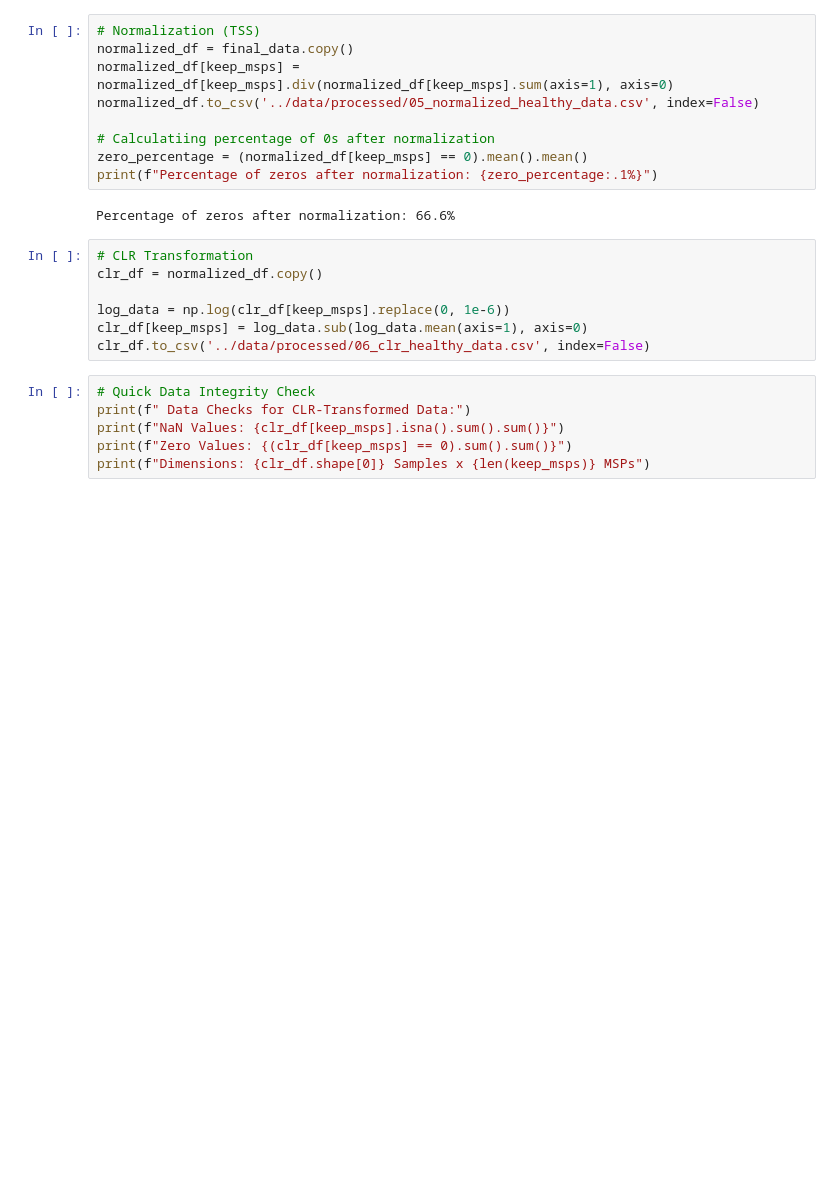
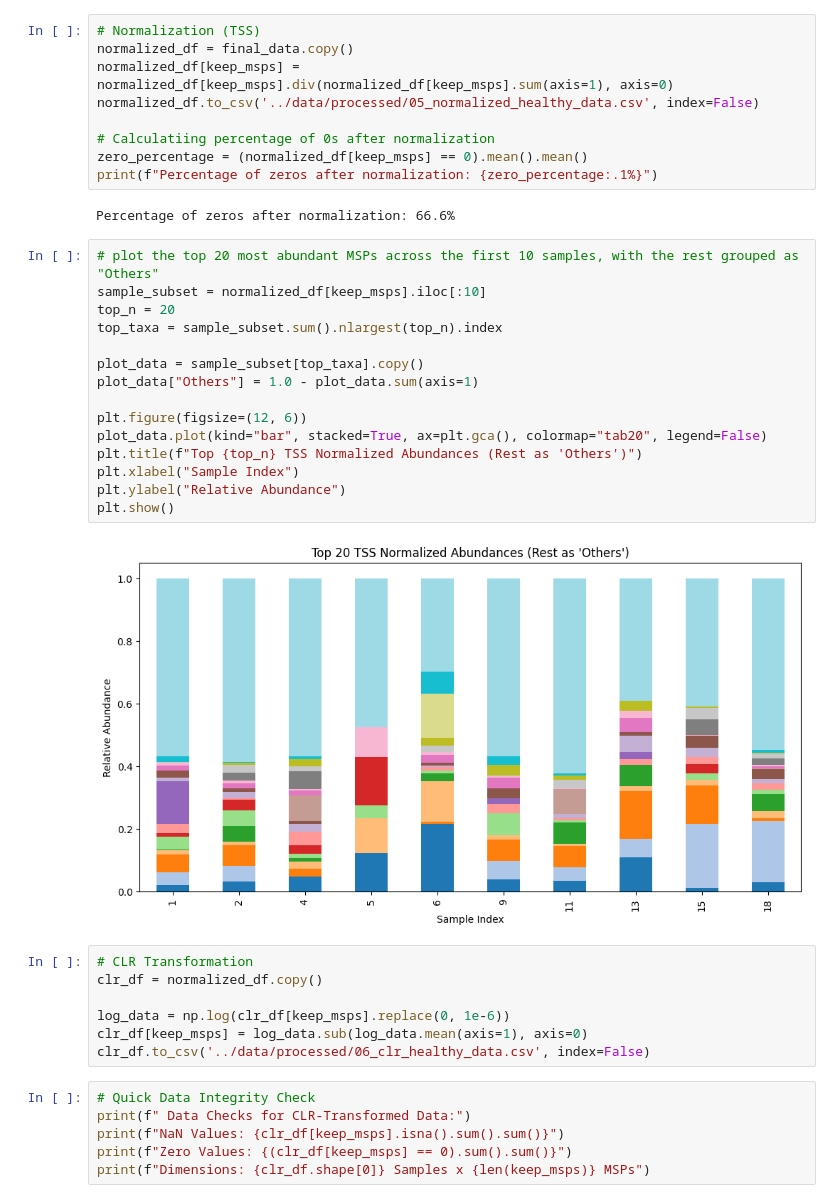
Before and after one commit to dafi03/PA1_repo2, a Jupyter notebook: notebook/goodbad_PA1_dfi_ajbi.ipynb, the cells around one changed output. Saved outputs shown, nothing was run; the diff lists cells and outputs as text; blank space fills up the shorter version.

```diff
--- a/notebook/goodbad_PA1_dfi_ajbi.ipynb
+++ b/notebook/goodbad_PA1_dfi_ajbi.ipynb
@@ -349,6 +349,23 @@ zero_percentage = (normalized_df[keep_msps] == 0).mean().mean()
 print(f"Percentage of zeros after normalization: {zero_percentage:.1%}")
 # %% [output]
 Percentage of zeros after normalization: 66.6%
+# %%
+# plot the top 20 most abundant MSPs across the first 10 samples, with the rest grouped as "Others"
+sample_subset = normalized_df[keep_msps].iloc[:10]
+top_n = 20
+top_taxa = sample_subset.sum().nlargest(top_n).index
+
+plot_data = sample_subset[top_taxa].copy()
+plot_data["Others"] = 1.0 - plot_data.sum(axis=1)
+
+plt.figure(figsize=(12, 6))
+plot_data.plot(kind="bar", stacked=True, ax=plt.gca(), colormap="tab20", legend=False)
+plt.title(f"Top {top_n} TSS Normalized Abundances (Rest as 'Others')")
+plt.xlabel("Sample Index")
+plt.ylabel("Relative Abundance")
+plt.show()
+# %% [output]
+[figure, added]
 # %%
 # CLR Transformation
 clr_df = normalized_df.copy()
```
